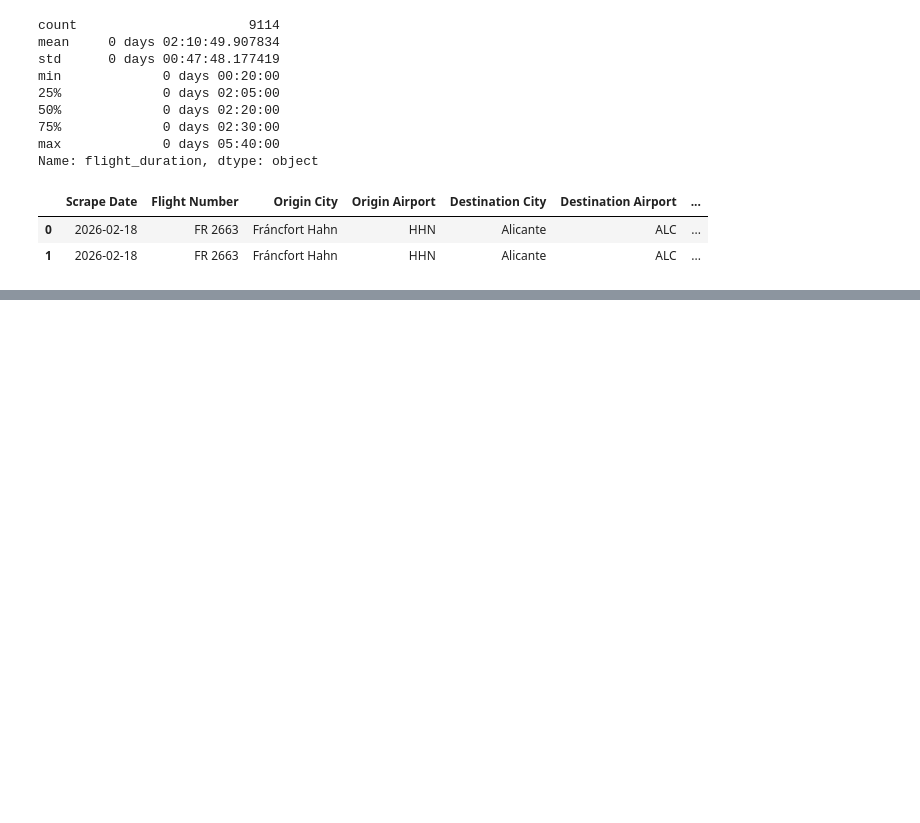
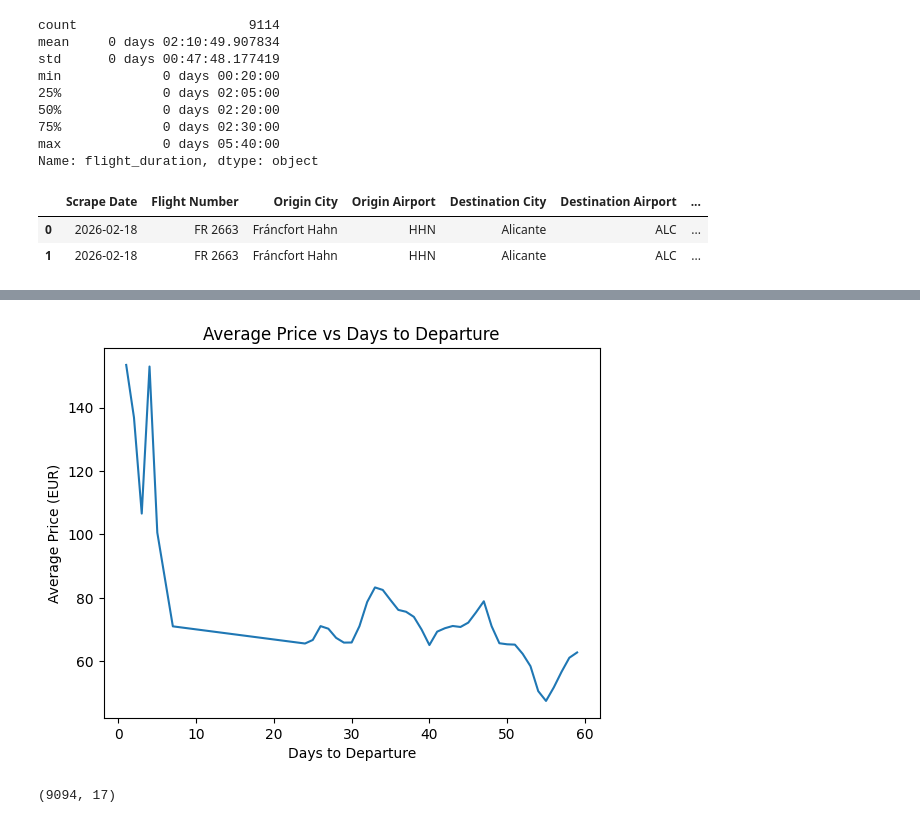
Before and after one commit to mopamerlin-boop/Portafolio, a Jupyter notebook: Ryanair/2Ryanair_an.ipynb, the cells around one changed output, grey strips where cells are left out. Saved outputs shown, nothing was run; the diff lists cells and outputs as text; code cells hidden in the pictures; blank space fills up the shorter version.

```diff
--- a/Ryanair/2Ryanair_an.ipynb
+++ b/Ryanair/2Ryanair_an.ipynb
@@ -412,0 +491,25 @@ df[df["days_to_departure"].isna()][
+# %%
+import numpy as np
+
+# Average price by day
+avg_price = df.groupby("days_to_departure")["Price_eur"].mean()
+
+plt.figure()
+
+plt.plot(avg_price.index, avg_price.values)
+
+plt.xlabel("Days to Departure")
+plt.ylabel("Average Price (EUR)")
+plt.title("Average Price vs Days to Departure")
+
+plt.show()
+# %% [output]
+[figure, added]
+# %%
+# Create subset for observations with more than 20 days to departure
+df_long_horizon = df[df["days_to_departure"] > 20].copy()
+
+# Check shape
+df_long_horizon.shape
+# %% [output]
+(9094, 17)
```
Also changed, not shown: parts of 30 cells of this notebook.
